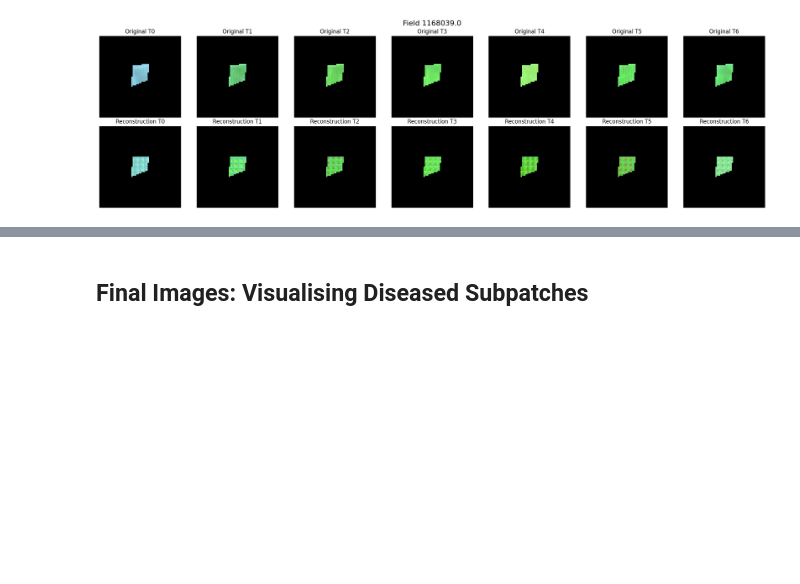
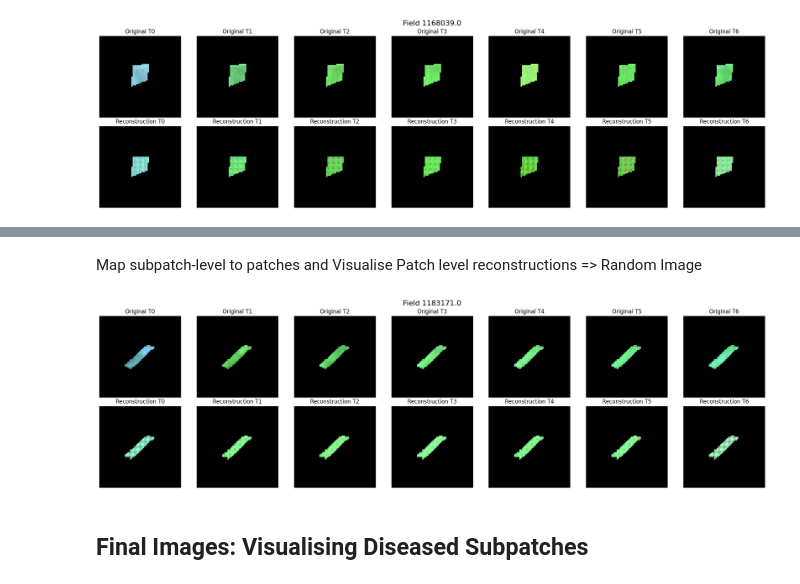
Before and after one commit to bhumikasadbhave/Master-Thesis-SITS, a Jupyter notebook: Modeling/temporal_ae_time_encoding.ipynb, the cells around one changed output, grey strips where cells are left out. Saved outputs shown, nothing was run; the diff lists cells and outputs as text; code cells hidden in the pictures; blank space fills up the shorter version.

```diff
--- a/Modeling/temporal_ae_time_encoding.ipynb
+++ b/Modeling/temporal_ae_time_encoding.ipynb
@@ -309,3 +566,9 @@ plot_reconstructed_patches_temporal(trained_model, dataloader_eval, old_images_e
+# %% [markdown]
+Map subpatch-level to patches and Visualise Patch level reconstructions => Random Image
+# %%
+plot_reconstructed_patches_temporal(trained_model, dataloader_eval, old_images_eval, 1, device)
+# %% [output]
+[figure, added]
 # %% [markdown]
 ## Final Images: Visualising Diseased Subpatches
 # %%
```
Also changed, not shown: parts of 47 cells of this notebook, 3 other files.
